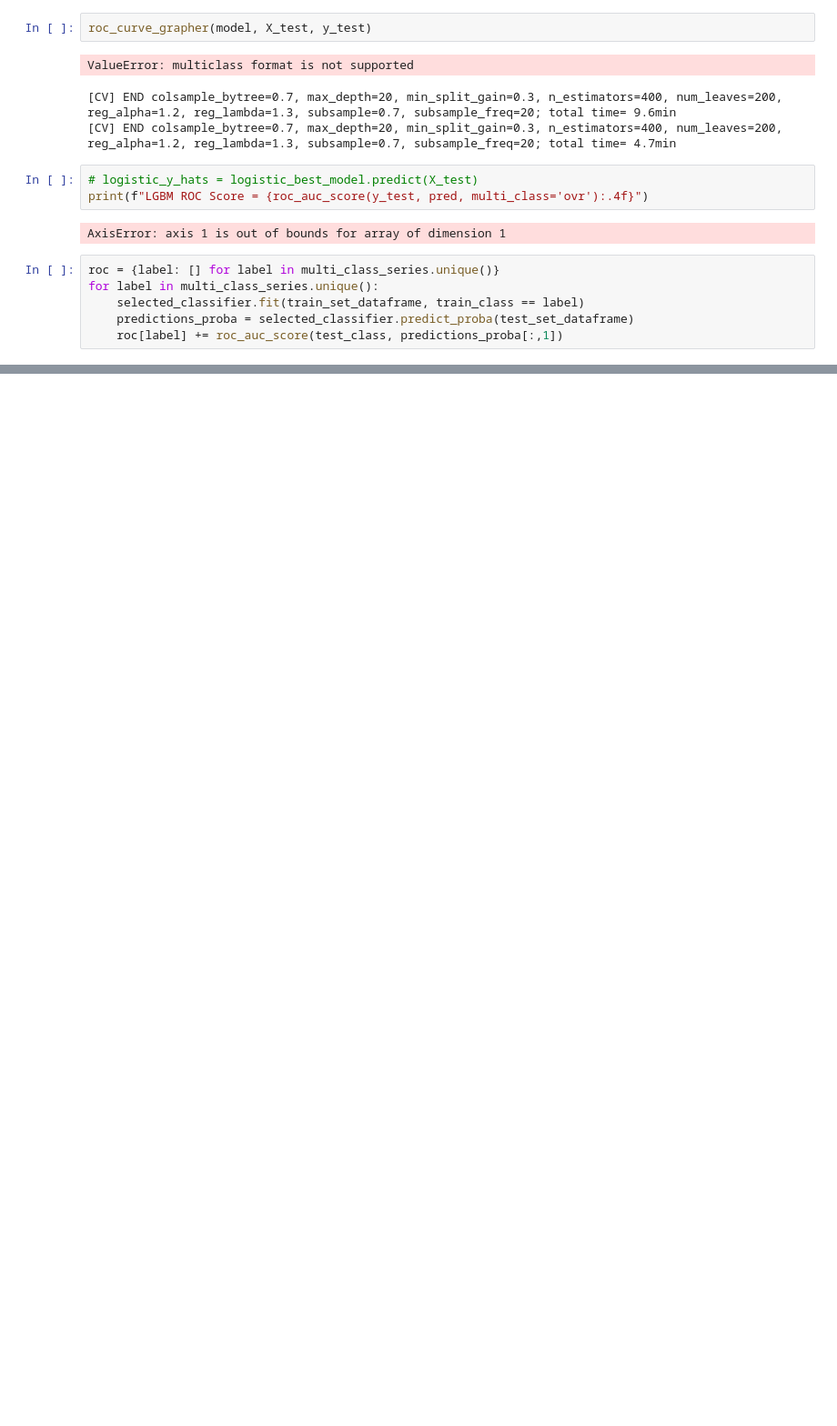
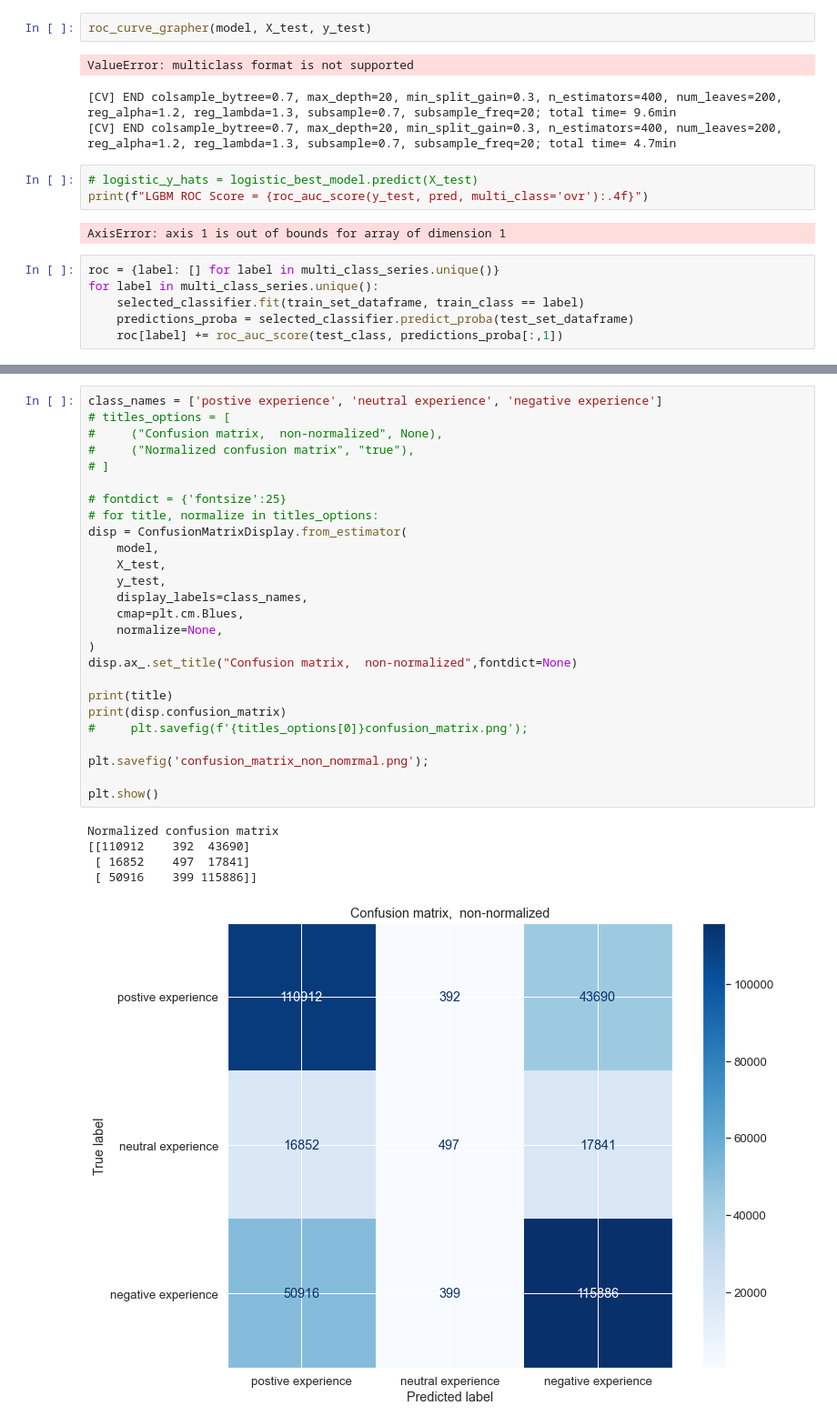
Before and after one commit to Cpizzle1/Rockclimbing-industry-project, a Jupyter notebook: notebooks/wikiclimber_virutal_env_jupyternotebook_xboost.ipynb, the cells around one changed output, grey strips where cells are left out. Shown at 91% size. Cells and saved outputs as stored; diff of their text form; blank space fills up the shorter version.

```diff
--- a/notebooks/wikiclimber_virutal_env_jupyternotebook_xboost.ipynb
+++ b/notebooks/wikiclimber_virutal_env_jupyternotebook_xboost.ipynb
@@ -727,0 +772,32 @@ for label in multi_class_series.unique():
+# %%
+class_names = ['postive experience', 'neutral experience', 'negative experience']
+# titles_options = [
+#     ("Confusion matrix,  non-normalized", None),
+#     ("Normalized confusion matrix", "true"),
+# ]
+
+# fontdict = {'fontsize':25}
+# for title, normalize in titles_options:
+disp = ConfusionMatrixDisplay.from_estimator(
+    model,
+    X_test,
+    y_test,
+    display_labels=class_names,
+    cmap=plt.cm.Blues,
+    normalize=None,
+)
+disp.ax_.set_title("Confusion matrix,  non-normalized",fontdict=None)
+
+print(title)
+print(disp.confusion_matrix)
+#     plt.savefig(f'{titles_options[0]}confusion_matrix.png');
+
+plt.savefig('confusion_matrix_non_nomrmal.png');
+
+plt.show()
+# %% [output]
+Normalized confusion matrix
+[[110912    392  43690]
+ [ 16852    497  17841]
+ [ 50916    399 115886]]
+[figure, added]
```
Also changed, not shown: parts of 4 cells of this notebook, 7 other files.
